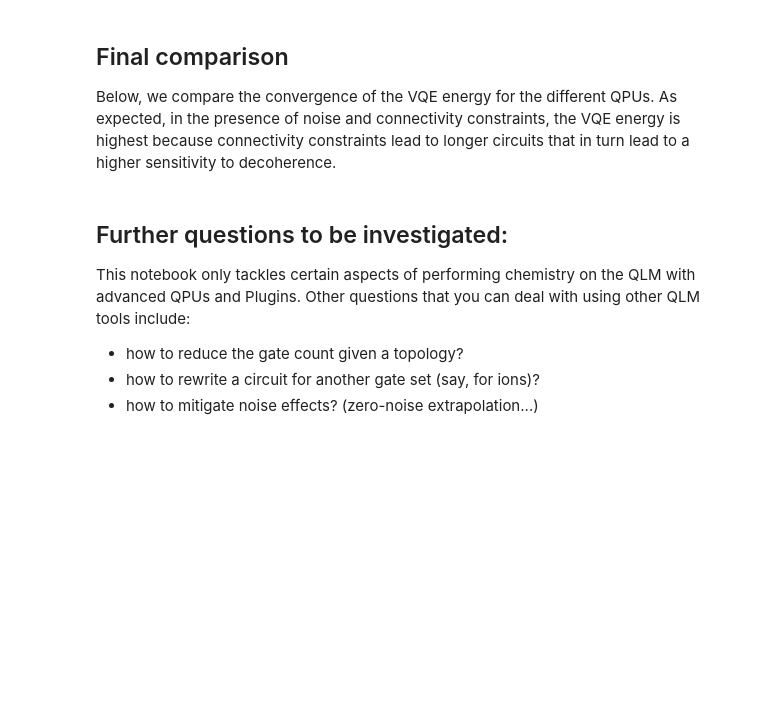
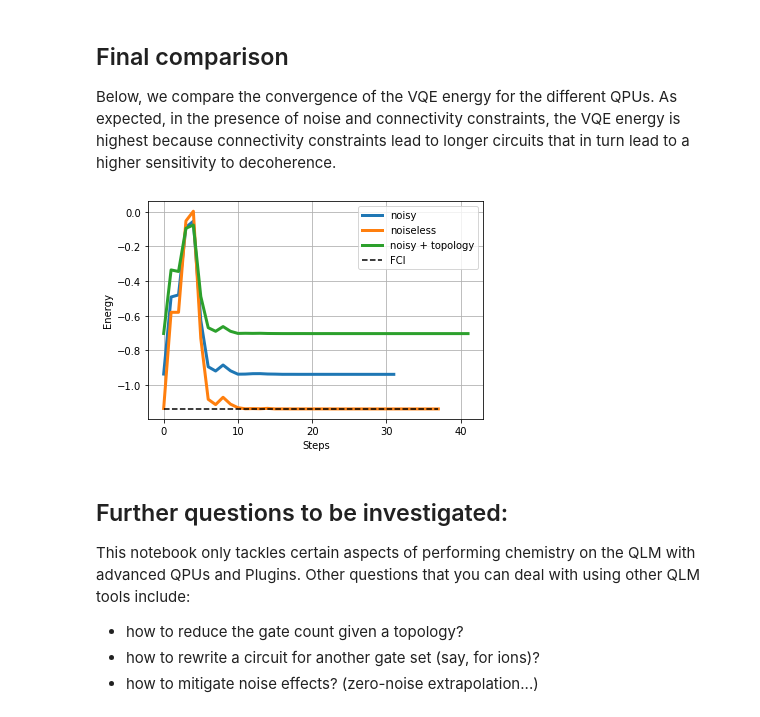
Before and after one commit to myQLM/myqlm-fermion, a Jupyter notebook: doc/notebooks/vqe_ucc_h2_deprecated.ipynb, the cells around one changed output. Cells and saved outputs as stored; diff of their text form; code cells hidden in the pictures; blank space fills up the shorter version.

```diff
--- a/doc/notebooks/vqe_ucc_h2_deprecated.ipynb
+++ b/doc/notebooks/vqe_ucc_h2_deprecated.ipynb
@@ -298,21 +292,17 @@ Below, we compare the convergence of the VQE energy for the different QPUs. As e
 # %%
 %matplotlib inline
 import matplotlib.pyplot as plt
-
-plt.plot(eval(result_n.meta_data["optimization_trace"]), label="noisy", lw=3)
-plt.plot(eval(result.meta_data["optimization_trace"]), label="noiseless", lw=3)
-plt.plot(
-    eval(result_nn.meta_data["optimization_trace"]), label="noisy + topology", lw=3
-)
-plt.plot(
-    [info["FCI"] for _ in range(len(eval(result.meta_data["optimization_trace"])))],
-    "--k",
-    label="FCI",
-)
+plt.plot(eval(result_n.meta_data['optimization_trace']), label = "noisy", lw=3)
+plt.plot(eval(result.meta_data['optimization_trace']), label = "noiseless", lw=3)
+plt.plot(eval(result_nn.meta_data['optimization_trace']), label = "noisy + topology", lw=3)
+plt.plot([info["FCI"] for _ in range(len(eval(result.meta_data['optimization_trace'])))], '--k',
+         label = "FCI")
 plt.legend(loc="best")
 plt.xlabel("Steps")
-plt.ylabel("Energy")
+plt.ylabel("Energy");
 plt.grid()
+# %% [output]
+[figure, added]
 # %% [markdown]
 ## Further questions to be investigated:
 
```
Also changed, not shown: parts of 7 cells of this notebook, 4 other files.
